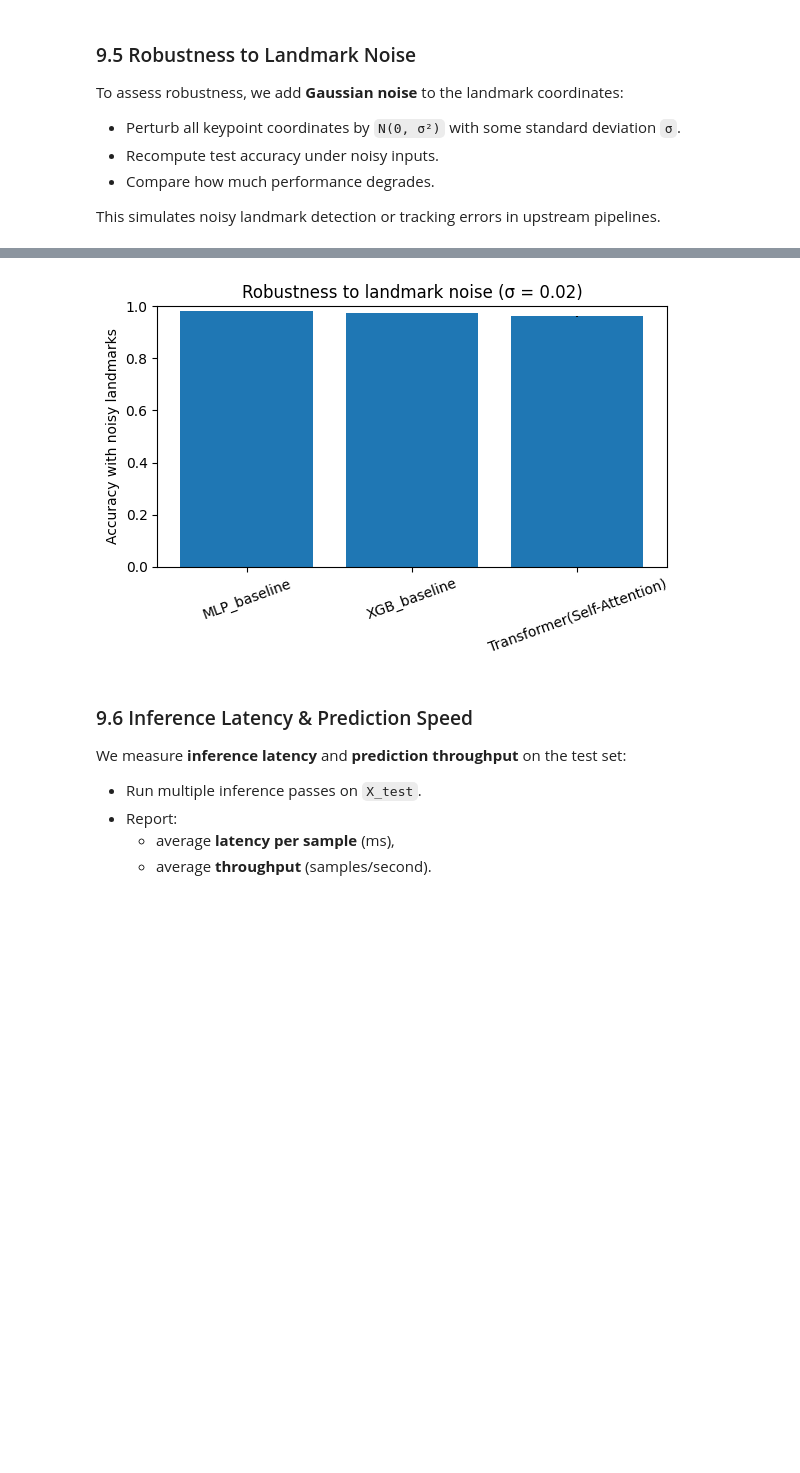
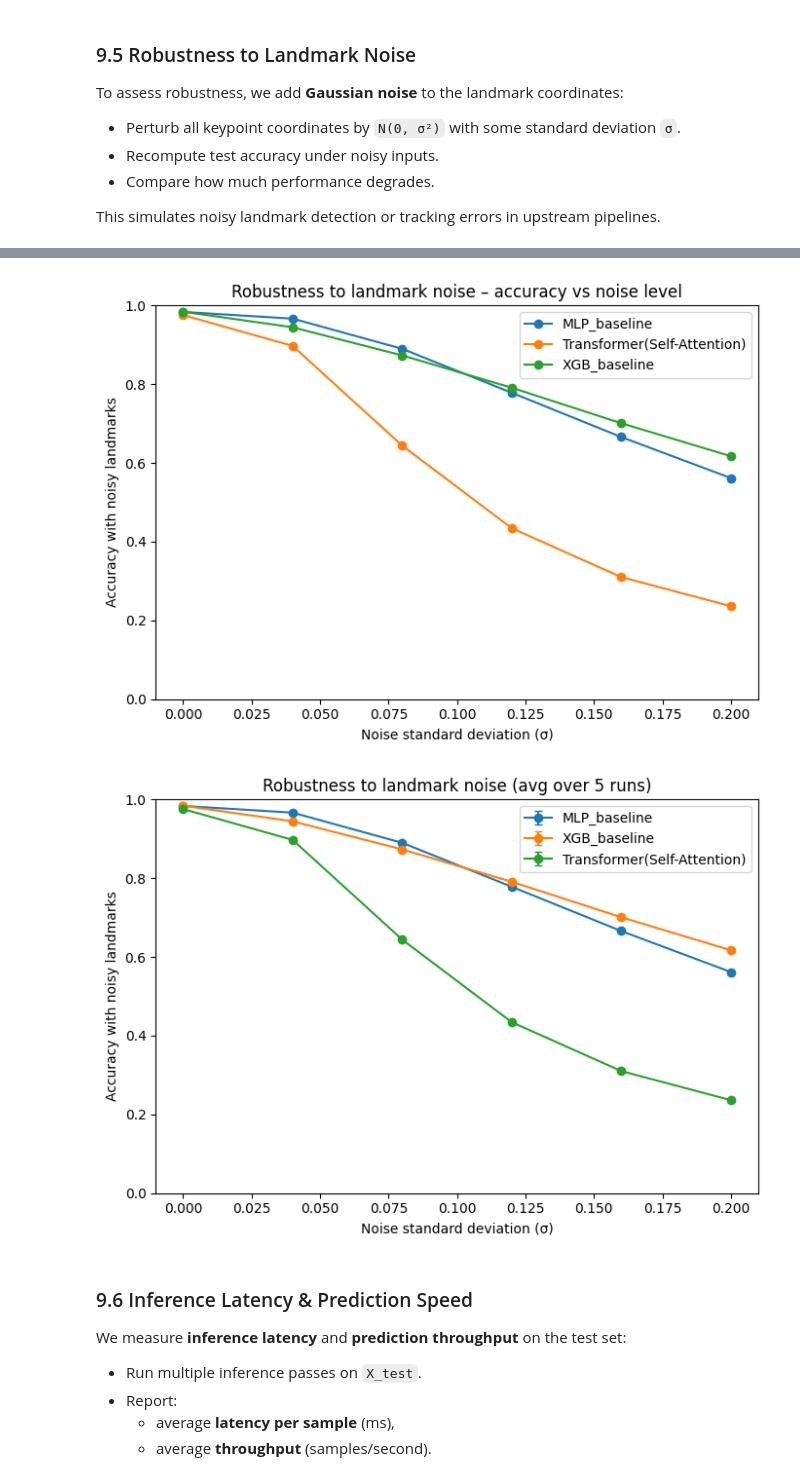
Before and after one commit to NatBrian/mediapipe-hand-recognition, a Jupyter notebook: notebooks/keypoint_training_transformer_self_attention.ipynb, the cells around one changed output, grey strips where cells are left out. Drawn from its saved outputs; the diff is of its cells as text; code cells hidden in the pictures; blank space fills up the shorter version.

Commit message:
create new notebook to compare all models. Add more comparison analysis in transformer_self_attention.

```diff
--- a/notebooks/keypoint_training_transformer_self_attention.ipynb
+++ b/notebooks/keypoint_training_transformer_self_attention.ipynb
@@ -1087,38 +1391,70 @@ To assess robustness, we add **Gaussian noise** to the landmark coordinates:
 
 This simulates noisy landmark detection or tracking errors in upstream pipelines.
 # %%
-NOISE_STD = 0.02       # adjust based on scale of your landmarks
-N_NOISE_RUNS = 5       # average over multiple runs for stability
+NOISE_STDS = np.linspace(0.0, 0.2, 6)   # e.g. [0.00, 0.04, 0.08, 0.12, 0.16, 0.20]
+N_NOISE_RUNS = 5                        # runs per noise level for averaging
 
 def add_landmark_noise(X, noise_std):
+    """Add i.i.d. Gaussian noise to all landmark coordinates."""
     noise = np.random.normal(loc=0.0, scale=noise_std, size=X.shape)
     return X + noise
 
 noise_rows = []
 
 for model_name in MODEL_ORDER:
-    accs = []
-    for _ in range(N_NOISE_RUNS):
-        X_noisy = add_landmark_noise(X_test, NOISE_STD)
-        y_pred_noisy = model_callables[model_name](X_noisy)
-        accs.append(accuracy_score(y_true, y_pred_noisy))
-    noise_rows.append({
-        "model": model_name,
-        "noise_std": NOISE_STD,
-        "mean_noisy_accuracy": np.mean(accs),
-        "std_noisy_accuracy": np.std(accs),
-    })
+    fn = model_callables[model_name]
+
+    for noise_std in NOISE_STDS:
+        accs = []
+        for _ in range(N_NOISE_RUNS):
+            X_noisy = add_landmark_noise(X_test, noise_std)
+            y_pred_noisy = fn(X_noisy)
+            accs.append(accuracy_score(y_true, y_pred_noisy))
+
+        noise_rows.append({
+            "model": model_name,
+            "noise_std": noise_std,
+            "mean_noisy_accuracy": np.mean(accs),
+            "std_noisy_accuracy": np.std(accs),
+        })
 
 noise_df = pd.DataFrame(noise_rows)
-display(noise_df)
+display(noise_df.sort_values(["model", "noise_std"]))
 
-plt.figure(figsize=(6, 4))
-plt.bar(noise_df["model"], noise_df["mean_noisy_accuracy"], yerr=noise_df["std_noisy_accuracy"])
+# Plot: accuracy vs noise for each model
+plt.figure(figsize=(7, 5))
+pivot = noise_df.pivot(index="noise_std", columns="model", values="mean_noisy_accuracy")
+
+for model_name in pivot.columns:
+    plt.plot(pivot.index, pivot[model_name], marker="o", label=model_name)
+
 plt.ylim(0, 1.0)
+plt.xlabel("Noise standard deviation (σ)")
 plt.ylabel("Accuracy with noisy landmarks")
-plt.title(f"Robustness to landmark noise (σ = {NOISE_STD})")
-plt.xticks(rotation=20)
+plt.title("Robustness to landmark noise – accuracy vs noise level")
+plt.legend()
 plt.tight_layout()
 plt.show()
+
+# Optional: same plot with error bars (std over runs)
+plt.figure(figsize=(7, 5))
+for model_name in MODEL_ORDER:
+    sub = noise_df[noise_df["model"] == model_name].sort_values("noise_std")
+    plt.errorbar(
+        sub["noise_std"],
+        sub["mean_noisy_accuracy"],
+        yerr=sub["std_noisy_accuracy"],
+        marker="o",
+        capsize=3,
+        label=model_name,
+    )
+
+plt.ylim(0, 1.0)
+plt.xlabel("Noise standard deviation (σ)")
+plt.ylabel("Accuracy with noisy landmarks")
+plt.title(f"Robustness to landmark noise (avg over {N_NOISE_RUNS} runs)")
+plt.legend()
+plt.tight_layout()
+plt.show()
 # %% [output]
 |  | model | noise_std | mean_noisy_accuracy | std_noisy_accuracy |
@@ -1128,4 +1477,5 @@ plt.show()
-[figure, old version]
+[figure, new version]
+[figure, added]
 # %% [markdown]
 ### 9.6 Inference Latency & Prediction Speed
 
```
Also changed, not shown: parts of 8 cells of this notebook, 2 other files.
